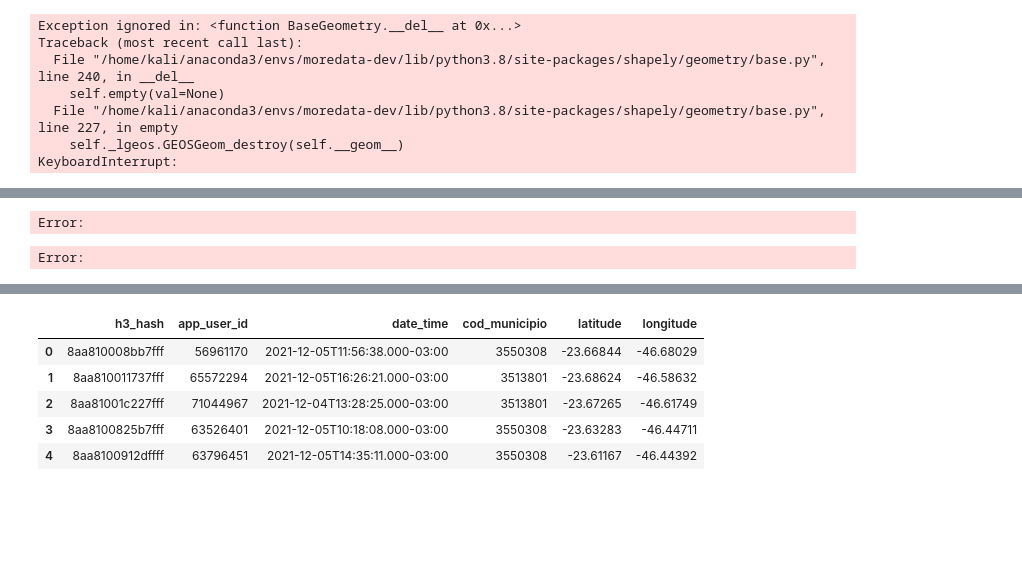
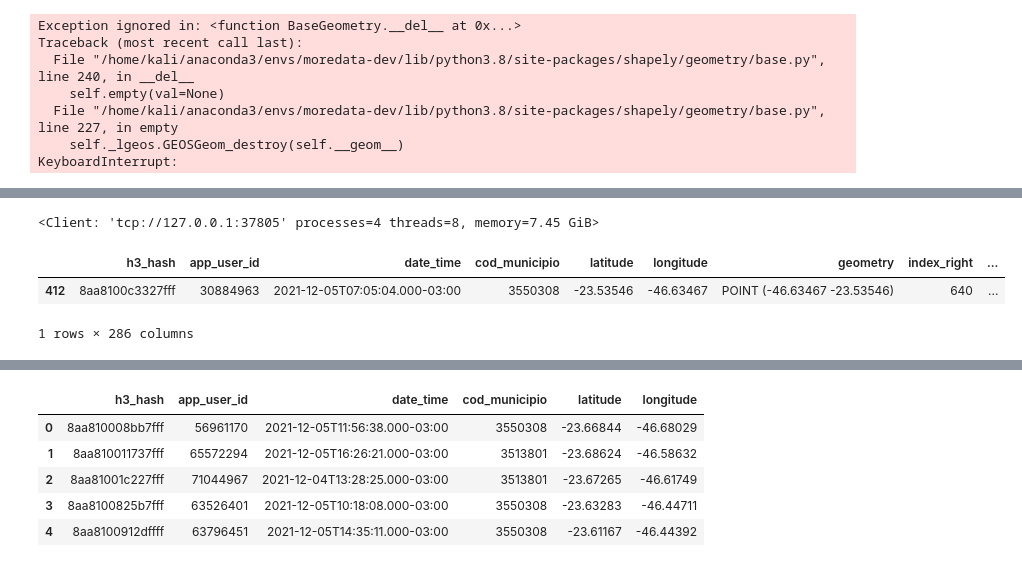
Before and after one commit to NESPEDUFV/more-data, a Jupyter notebook: examples/osm/osm-places.ipynb, the cells around one changed output, grey strips where cells are left out. Cells and saved outputs as stored; diff of their text form; code cells hidden in the pictures; blank space fills up the shorter version.

```diff
--- a/examples/osm/osm-places.ipynb
+++ b/examples/osm/osm-places.ipynb
@@ -44,17 +51,33 @@ Error:
+# %%
+import dask
+from distributed import Client, LocalCluster
+
+dask.config.set({"distributed.nanny.environ.MALLOC_TRIM_THRESHOLD_": 0})
+
+cluster = LocalCluster(n_workers=4, threads_per_worker=2, memory_limit='2GB')
+client = Client(cluster)
+
+client
+# %% [output]
+<Client: 'tcp://127.0.0.1:37805' processes=4 threads=8, memory=7.45 GiB>
 # %%
 #Dask
 import pandas as pd
 import moredata
 import geopandas
-df2 = pd.read_csv("../data/preprocessed_events_dates_sp_sample.csv")
+
+df2 = pd.read_csv("./data/preprocessed_events_dates_sp_sample.csv")
 df2 = df2.loc[(~df2['latitude'].isna()) & (~df2['longitude'].isna())]
 
 gdf2 = geopandas.GeoDataFrame(df2, geometry=geopandas.points_from_xy(df2.longitude, df2.latitude))
-data2 = moredata.models.GeopandasData().from_geodataframe(gdf.iloc[0:25000], parallel=True)
-print(data)
-osm_enricher2 = moredata.enricher.osm.OSMPlacesConnector(place_name="São Paulo, BR", files=['./data/tourism.csv.gz'], radius=50, geometry_intersected=True)
+data2 = moredata.models.DaskGeopandasData().from_geodataframe(gdf2.iloc[0:500])
 
-data_enriched2 = osm_enricher.enrich(data2)
+osm_enricher2 = moredata.enricher.osm.OSMPlacesConnector(place_name="São Paulo, BR", files=['./data/tourism.csv.gz'], radius=1000, geometry_intersected=True)
+
+data_enriched2 = osm_enricher2.enrich(data2).compute()
-# %% [output]
-Error:
-Error:
+# %%
+data_enriched2.head()
+# %% [output]
+|  | h3_hash | app_user_id | date_time | cod_municipio | latitude | longitude | geometry | index_right | ... |
+| 412 | 8aa8100c3327fff | 30884963 | 2021-12-05T07:05:04.000-03:00 | 3550308 | -23.53546 | -46.63467 | POINT (-46.63467 -23.53546) | 640 | ... |
+1 rows × 286 columns
```
Also changed, not shown: parts of 4 cells of this notebook, 8 other files.
